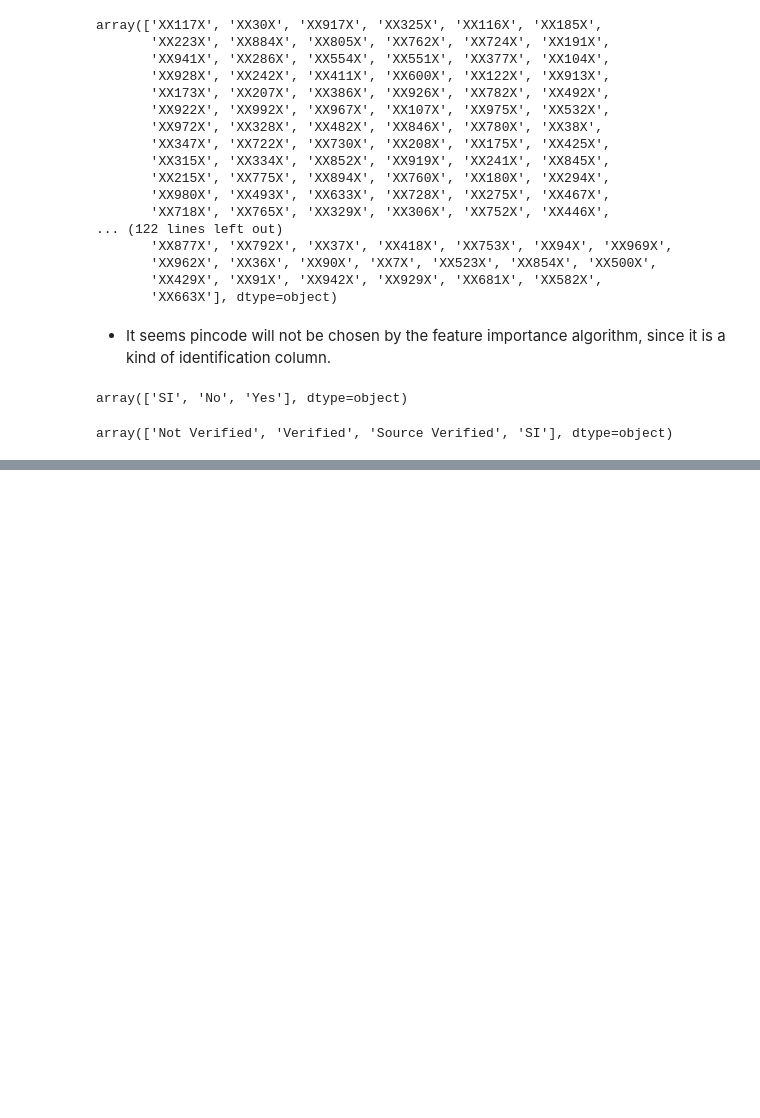
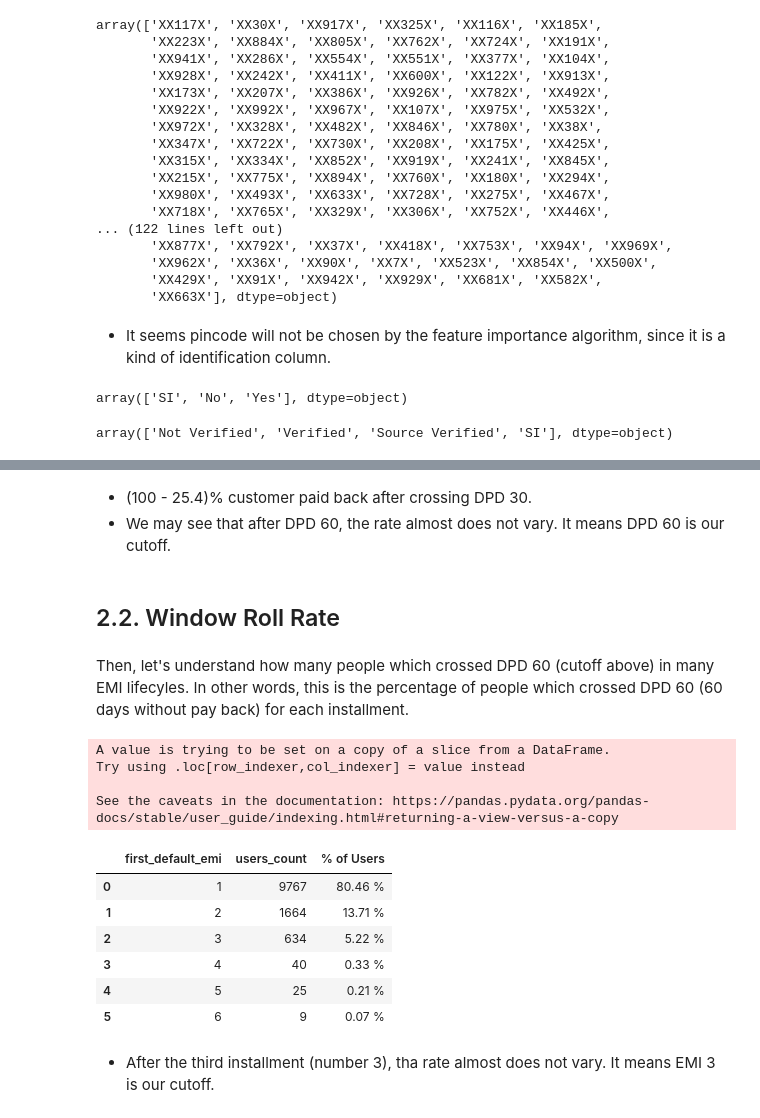
Before and after one commit to lucasquemelli/credit_default_risk_prediction, a Jupyter notebook: credit_risk_notebook.ipynb, the cells around one changed output, grey strips where cells are left out. Drawn from its saved outputs; the diff is of its cells as text; code cells hidden in the pictures; blank space fills up the shorter version.

```diff
--- a/credit_risk_notebook.ipynb
+++ b/credit_risk_notebook.ipynb
@@ -817,0 +900,2 @@ array(['Not Verified', 'Verified', 'Source Verified', 'SI'], dtype=object)
+# %%
+df2 = df1.copy()
@@ -817,0 +915,24 @@ array(['Not Verified', 'Verified', 'Source Verified', 'SI'], dtype=object)
+# %% [markdown]
+- (100 - 25.4)% customer paid back after crossing DPD 30.
+- We may see that after DPD 60, the rate almost does not vary. It means DPD 60 is our cutoff.
+# %% [markdown]
+## 2.2. Window Roll Rate
+# %% [markdown]
+Then, let's understand how many people which crossed DPD 60 (cutoff above) in many EMI lifecyles. In other words, this is the percentage of people which crossed DPD 60 (60 days without pay back) for each installment.
+# %%
+# For DPD 60 analyzing % of customer attain dpd60 on various lifecycle of EMI
+window_roll_rate(df2, 60)
+# %% [output]
+A value is trying to be set on a copy of a slice from a DataFrame.
+Try using .loc[row_indexer,col_indexer] = value instead
+
+See the caveats in the documentation: https://pandas.pydata.org/pandas-docs/stable/user_guide/indexing.html#returning-a-view-versus-a-copy
+|  | first_default_emi | users_count | % of Users |
+| 0 | 1 | 9767 | 80.46 % |
+| 1 | 2 | 1664 | 13.71 % |
+| 2 | 3 | 634 | 5.22 % |
+| 3 | 4 | 40 | 0.33 % |
+| 4 | 5 | 25 | 0.21 % |
+| 5 | 6 | 9 | 0.07 % |
+# %% [markdown]
+- After the third installment (number 3), tha rate almost does not vary. It means EMI 3 is our cutoff.
```
Also changed, not shown: parts of 28 cells of this notebook, 1 other file.
